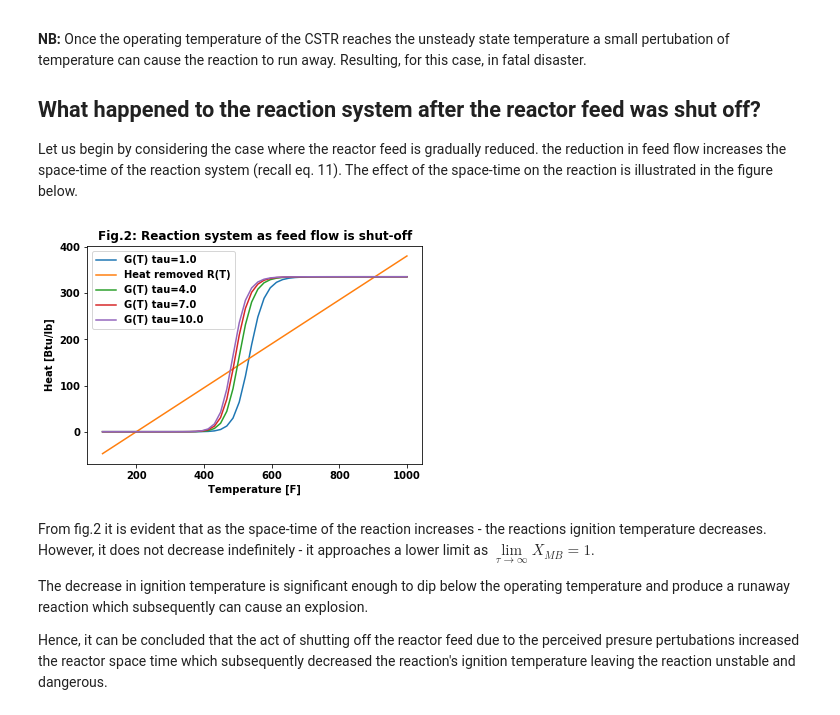
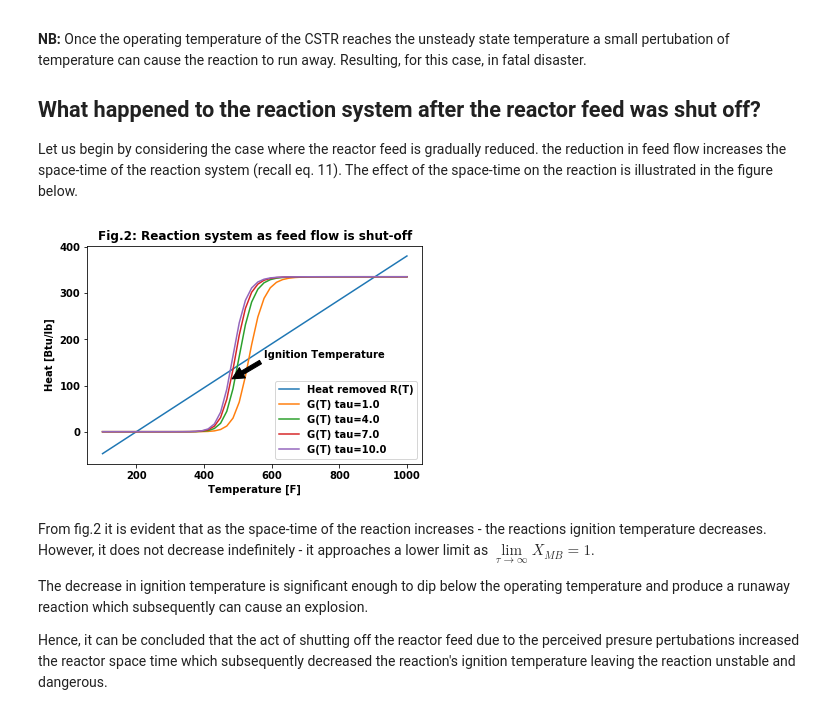
Before and after one commit to vuyohlongwane/Reaction-safety-case-studies, a Jupyter notebook: Chemical disaster in Wilmington, Delaware 1977.ipynb, the cells around one changed output. Saved outputs shown, nothing was run; the diff lists cells and outputs as text; code cells hidden in the pictures.

```diff
--- a/Chemical disaster in Wilmington, Delaware 1977.ipynb
+++ b/Chemical disaster in Wilmington, Delaware 1977.ipynb
@@ -250,26 +254,29 @@ Let us begin by considering the case where the reactor feed is gradually reduced
 # %%
 tau_i=list(np.linspace(1,10,4))
 G_tau=[]
 for item in tau_i:
     tau=item
     G_tau.append(np.array(list(map(f,T_i)))[:,1])
 
 
 fig2=plt.figure()
 chart2=plt.subplot(111)
+
+chart2.plot(T_i,np.array(list(map(f,T_i)))[:,2],label='Heat removed R(T)')
 chart2.plot(T_i,G_tau[0],label='G(T) tau='+str(tau_i[0]))
-chart2.plot(T_i,np.array(list(map(f,T_i)))[:,2],label='Heat removed R(T)')
 chart2.plot(T_i,G_tau[1],label='G(T) tau='+str(tau_i[1]))
 chart2.plot(T_i,G_tau[2],label='G(T) tau='+str(tau_i[2]))
 chart2.plot(T_i,G_tau[3],label='G(T) tau='+str(tau_i[3]))
 chart2.set_xlabel('Temperature [F]')
 chart2.set_ylabel('Heat [Btu/lb]')
+chart2.annotate('Ignition Temperature',xy=(fsolve(H,T_i[21]),f(fsolve(H,T_i[21]))[1]-20),
+                xytext=(fsolve(H,T_i[21])+100,f(fsolve(H,T_i[21])+100)[2]-20), arrowprops=dict(facecolor='black', shrink=0.05))
 plt.title('Fig.2: Reaction system as feed flow is shut-off')
 
-chart2.legend()
+chart2.legend(loc=4)
 plt.show()
 # %% [output]
-[figure, old version]
+[figure, new version]
 # %% [markdown]
 From fig.2 it is evident that as the space-time of the reaction increases - the reactions ignition temperature decreases. However, it does not decrease indefinitely - it approaches a lower limit as $\lim\limits_{\tau\to\infty}X_{MB}=1$.
 
```
Also changed, not shown: parts of 1 cell of this notebook, 1 other file.
